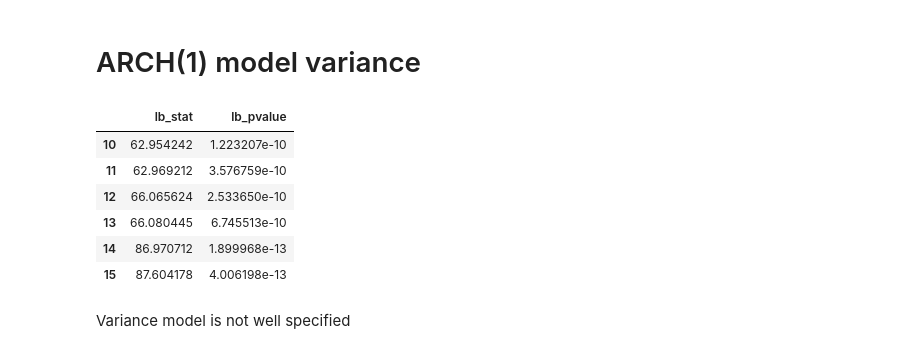
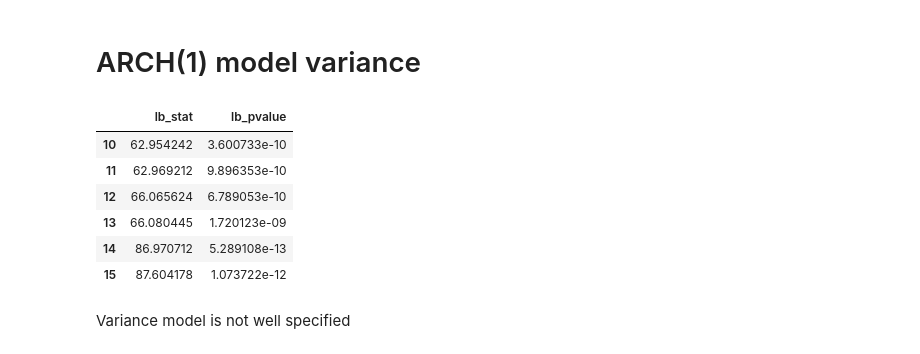
Before and after one commit to anastasiospanagiotelis/QBUS3850, a Jupyter notebook: Lectures/07ARCH/07ARCH.ipynb, the cells around one changed output. Saved outputs shown, nothing was run; the diff lists cells and outputs as text; code cells hidden in the pictures.

```diff
--- a/Lectures/07ARCH/07ARCH.ipynb
+++ b/Lectures/07ARCH/07ARCH.ipynb
@@ -348,15 +349,15 @@ Mean model is well specified
 # ARCH(1) model variance
 # %%
 sressq=pow(sres,2)
-sm.stats.diagnostic.acorr_ljungbox(sressq,lags=range(10,16),model_df=2,return_df=True)
+sm.stats.diagnostic.acorr_ljungbox(sressq,lags=range(10,16),model_df=1,return_df=True)
 # %% [output]
 |  | lb_stat | lb_pvalue |
-| 10 | 62.954242 | 1.223207e-10 |
-| 11 | 62.969212 | 3.576759e-10 |
-| 12 | 66.065624 | 2.533650e-10 |
-| 13 | 66.080445 | 6.745513e-10 |
-| 14 | 86.970712 | 1.899968e-13 |
-| 15 | 87.604178 | 4.006198e-13 |
+| 10 | 62.954242 | 3.600733e-10 |
+| 11 | 62.969212 | 9.896353e-10 |
+| 12 | 66.065624 | 6.789053e-10 |
+| 13 | 66.080445 | 1.720123e-09 |
+| 14 | 86.970712 | 5.289108e-13 |
+| 15 | 87.604178 | 1.073722e-12 |
 # %% [markdown]
 Variance model is not well specified
 # %% [markdown]
```
Also changed, not shown: parts of 5 cells of this notebook.
